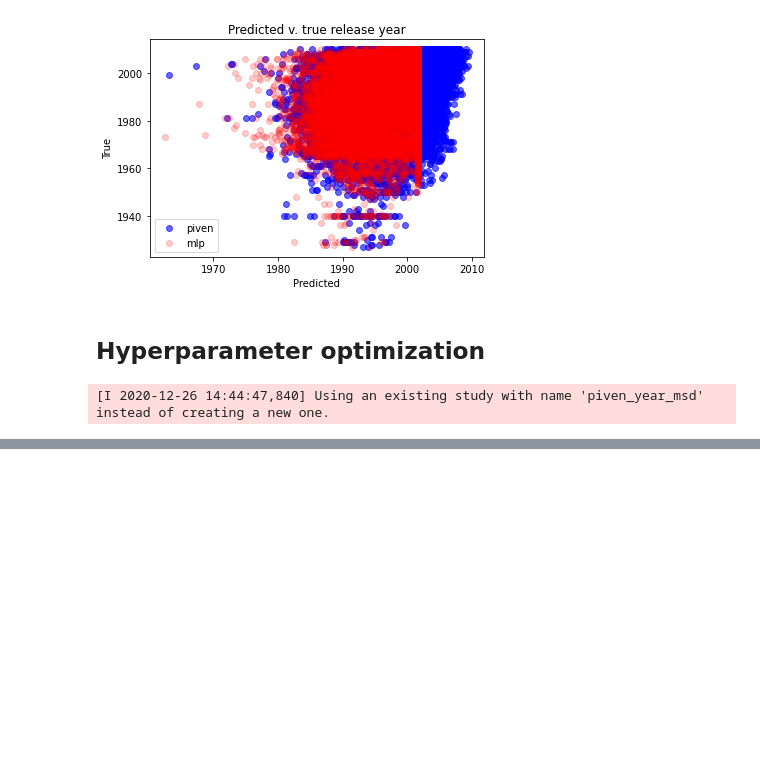
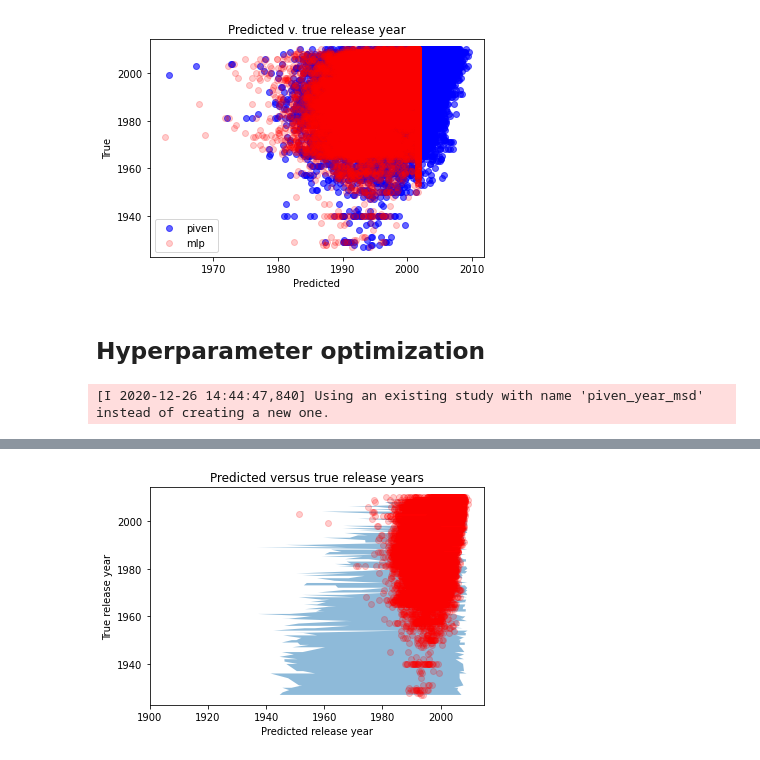
Before and after one commit to godatadriven/piven, a Jupyter notebook: notebooks/year_prediction_msd.ipynb, the cells around one changed output, grey strips where cells are left out. Saved outputs shown, nothing was run; the diff lists cells and outputs as text; code cells hidden in the pictures; blank space fills up the shorter version.

```diff
--- a/notebooks/year_prediction_msd.ipynb
+++ b/notebooks/year_prediction_msd.ipynb
@@ -435,0 +461,25 @@ experiment.optimize(objective, n_trials=50)
+# %%
+# Convenience function
+def make_model():
+    # Put model in pipeline
+    model = PivenModelWrapper(build_fn=piven_model,
+                              input_dim=train_x.shape[-1],
+                              dense_units=(32,16),
+                              dropout_rate=(0.0,0.09),
+                              lambda_=22.28,
+                              lr= 0.000428)
+    pipeline = Pipeline([
+        ("preprocess", StandardScaler()),
+        ("model", model)
+    ])
+    # Finally, normalize the output target
+    model_ttr = PivenTransformedTargetRegressor(
+        regressor=pipeline,
+        transformer=StandardScaler()
+    )
+    return model_ttr
+
+# Back-transform the predictions and PIs
+def back_transform(x, max_train):
+    xexp = np.exp(x)
+    return max_train + 1 - xexp
@@ -435,0 +539,20 @@ experiment.optimize(objective, n_trials=50)
+# %%
+y_pred = np.mean(y_pred_out, axis=1)
+y_pi_low = np.mean(y_pred_pi_low, axis=1)
+y_pi_high = np.mean(y_pred_pi_high, axis=1)
+# %%
+idx_sort = np.argsort(test_y)
+plt.fill_betweenx(
+    test_y[idx_sort],
+    y_pi_low[idx_sort],
+    y_pi_high[idx_sort],
+    alpha=0.5
+)
+plt.scatter(y_pred[idx_sort], test_y[idx_sort], c="r", alpha=0.2)
+plt.xlim(1900, 2015)
+plt.title("Predicted versus true release years")
+plt.xlabel("Predicted release year")
+plt.ylabel("True release year")
+plt.show()
+# %% [output]
+[figure, added]
```
Also changed, not shown: parts of 6 cells of this notebook, 1 other file.
